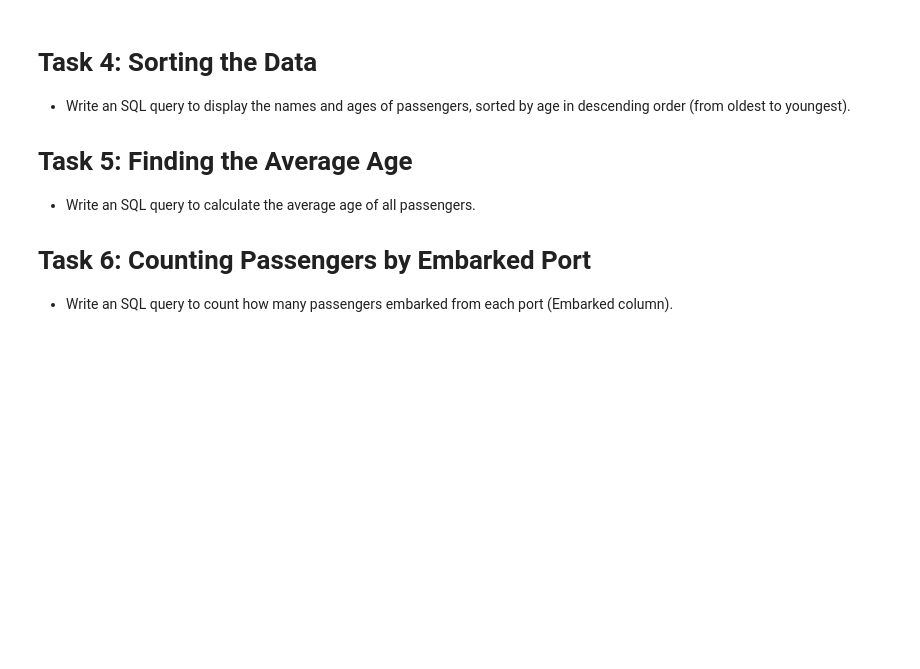
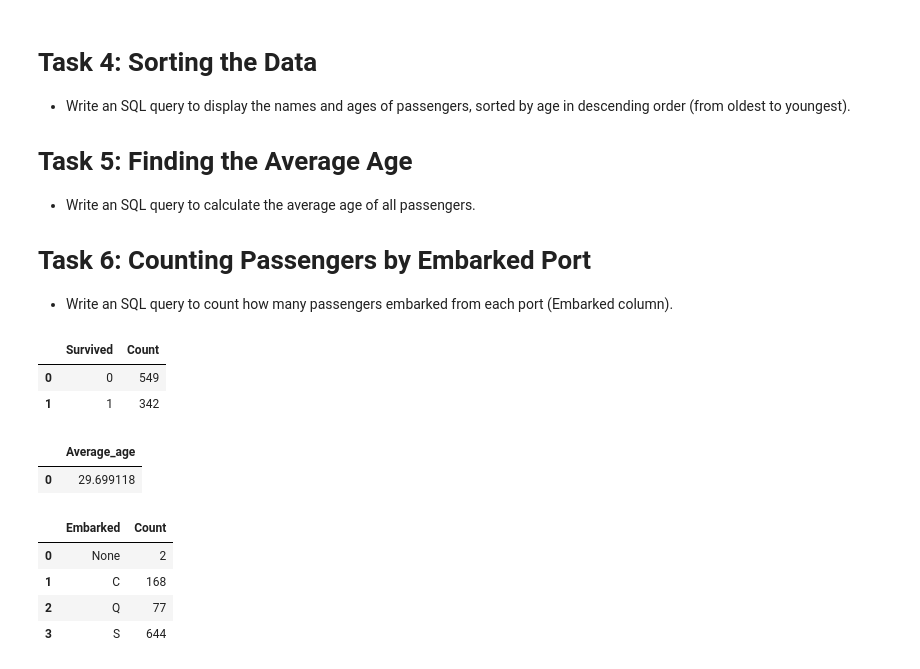
Before and after one commit to byambaa1982/python_cources_for_beginers, a Jupyter notebook: titanic_data_analysis/basic_sql.ipynb, the cells around one changed output. Saved outputs shown, nothing was run; the diff lists cells and outputs as text; code cells hidden in the pictures; blank space fills up the shorter version.

```diff
--- a/titanic_data_analysis/basic_sql.ipynb
+++ b/titanic_data_analysis/basic_sql.ipynb
@@ -157,3 +144,41 @@ df
 # Task 6: Counting Passengers by Embarked Port
 
 - Write an SQL query to count how many passengers embarked from each port (Embarked column).
+# %%
+query = '''
+select Survived, count(*) as Count from titanic GROUP BY Survived
+'''
+
+df = pd.read_sql(query, conn)
+
+df
+# %% [output]
+|  | Survived | Count |
+| 0 | 0 | 549 |
+| 1 | 1 | 342 |
+# %%
+# Finding the Average Age
+query = '''
+select AVG(Age) as Average_age from titanic
+'''
+
+df = pd.read_sql(query, conn)
+
+df
+# %% [output]
+|  | Average_age |
+| 0 | 29.699118 |
+# %%
+query = '''
+select Embarked, count(*) as Count from titanic GROUP BY Embarked
+'''
+
+df = pd.read_sql(query, conn)
+
+df
+# %% [output]
+|  | Embarked | Count |
+| 0 | None | 2 |
+| 1 | C | 168 |
+| 2 | Q | 77 |
+| 3 | S | 644 |
```
Also changed, not shown: parts of 18 cells of this notebook.
